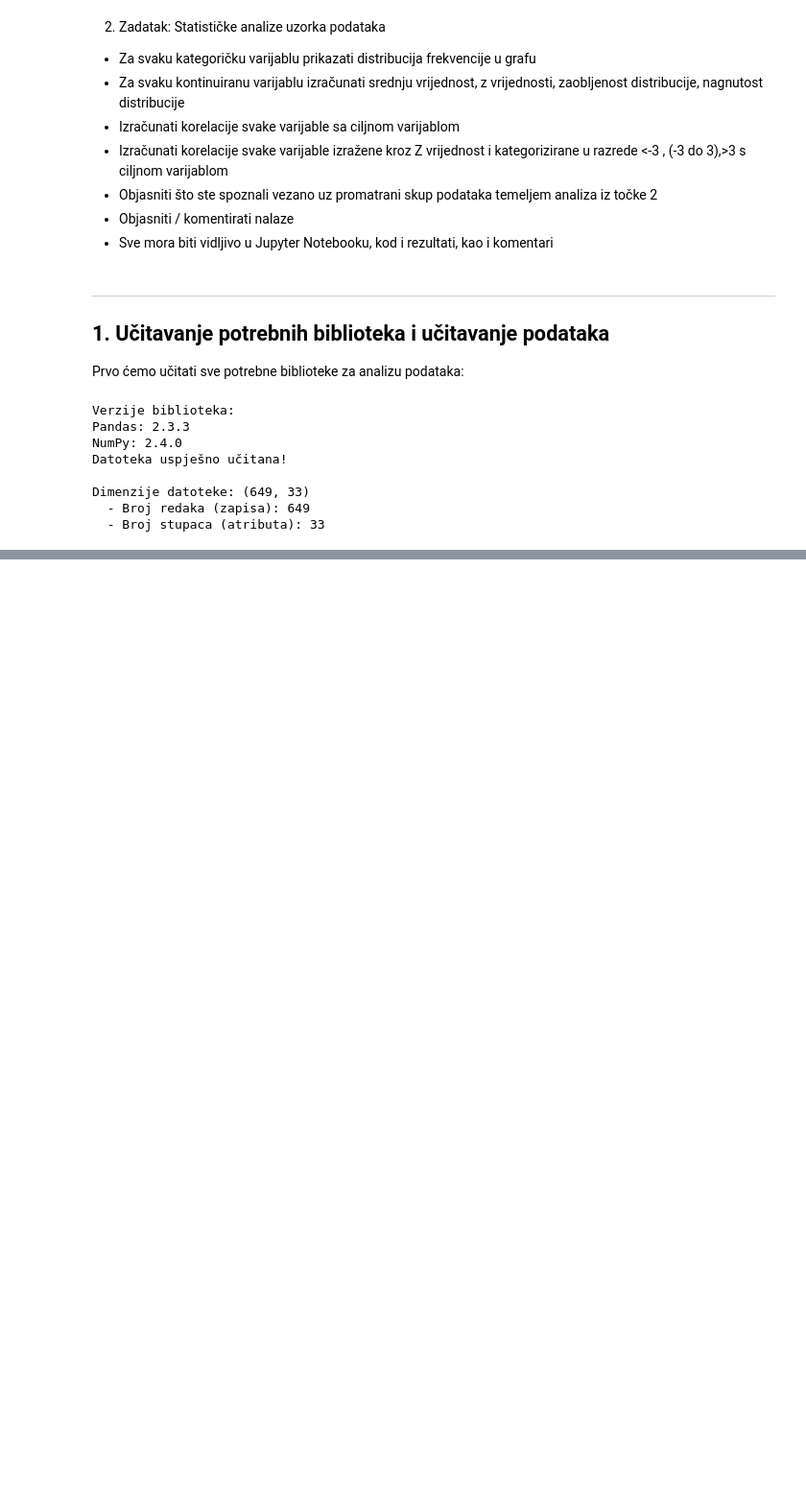
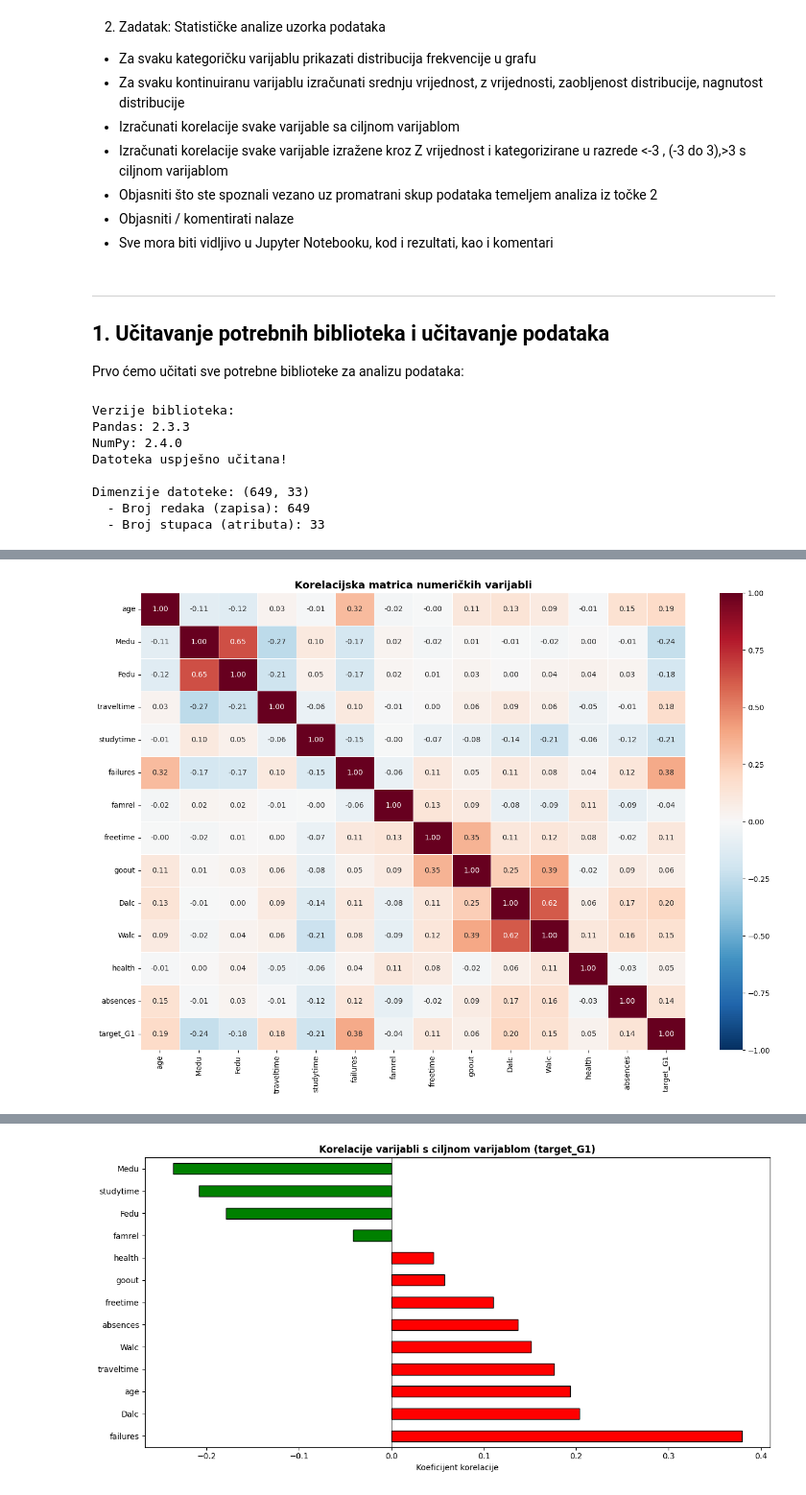
Before and after one commit to MDBossss/nosql, a Jupyter notebook: drugi/z2.ipynb, the cells around one changed output, grey strips where cells are left out. Shown at 96% size. Drawn from its saved outputs; the diff is of its cells as text; code cells hidden in the pictures; blank space fills up the shorter version.

```diff
--- a/drugi/z2.ipynb
+++ b/drugi/z2.ipynb
@@ -45,0 +290,72 @@ Dimenzije datoteke: (649, 33)
+# %%
+# Kreiranje ciljne varijable: target_G1 = 1 ako je G1 <= 10 (pad), inače 0
+df['target_G1'] = (df['G1'] <= 10).astype(int)
+
+print("Distribucija ciljne varijable (target_G1):")
+print(df['target_G1'].value_counts())
+print(f"\nPostotak učenika s padom (G1 <= 10): {(df['target_G1'].mean() * 100):.1f}%")
+
+# VAŽNO: Isključujemo G1, G2, G3 iz prediktora jer:
+# - G1 je izvor ciljne varijable (data leakage)
+# - G2 i G3 nastaju NAKON G1 (vremenski ne mogu biti prediktori)
+predictor_columns = [col for col in numeric_columns if col not in ['G1', 'G2', 'G3']]
+
+print(f"\nBroj validnih prediktora (bez G1, G2, G3): {len(predictor_columns)}")
+print(f"Isključene varijable: G1 (izvor targeta), G2, G3 (nastaju nakon G1)")
+
+# Računamo korelaciju svih numeričkih varijabli
+print("\n" + "="*80)
+print("KORELACIJSKA MATRICA VALIDNIH PREDIKTORA")
+print("="*80)
+
+# Računanje korelacijske matrice samo za validne prediktore
+correlation_matrix = df[predictor_columns + ['target_G1']].corr()
+
+# Vizualizacija korelacijske matrice pomoću heatmap-a
+import seaborn as sns
+
+plt.figure(figsize=(14, 10))
+sns.heatmap(correlation_matrix, annot=True, cmap='RdBu_r', center=0,
+            fmt='.2f', linewidths=0.5, vmin=-1, vmax=1)
+plt.title('Korelacijska matrica numeričkih varijabli', fontsize=14, fontweight='bold')
+plt.tight_layout()
+plt.show()
+
+# Izdvoji korelacije samo s ciljnom varijablom (target_G1)
+print("\n" + "="*80)
+print("KORELACIJE S CILJNOM VARIJABLOM (target_G1)")
+print("="*80)
+
+target_correlations = correlation_matrix['target_G1'].drop('target_G1').sort_values(ascending=False)
+
+print("\nKorelacije sortirane po jačini (od najviše do najniže):\n")
+for var, corr in target_correlations.items():
+    # Interpretacija
+    if corr > 0.3:
+        interpretation = "JAKA POZITIVNA - povećava rizik pada"
+        emoji = "🔴"
+    elif corr > 0.1:
+        interpretation = "umjerena pozitivna - malo povećava rizik"
+        emoji = "🟠"
+    elif corr > -0.1:
+        interpretation = "bez značajne povezanosti"
+        emoji = "⚪"
+    elif corr > -0.3:
+        interpretation = "umjerena negativna - malo smanjuje rizik"
+        emoji = "🟢"
+    else:
+        interpretation = "JAKA NEGATIVNA - smanjuje rizik pada"
+        emoji = "🟢"
+
+    print(f"{emoji} {var}: {corr:.3f} → {interpretation}")
+
+# Vizualizacija korelacija s ciljnom varijablom
+plt.figure(figsize=(12, 6))
+colors = ['green' if x < 0 else 'red' for x in target_correlations.values]
+target_correlations.plot(kind='barh', color=colors, edgecolor='black')
+plt.xlabel('Koeficijent korelacije')
+plt.title('Korelacije varijabli s ciljnom varijablom (target_G1)', fontsize=12, fontweight='bold')
+plt.axvline(x=0, color='black', linestyle='-', linewidth=0.5)
+plt.tight_layout()
+plt.show()
+# %% [output]
@@ -45,0 +376 @@ Dimenzije datoteke: (649, 33)
+[figure, added]
@@ -45,0 +396 @@ Dimenzije datoteke: (649, 33)
+[figure, added]
```
Also changed, not shown: parts of 10 cells of this notebook, 1 other file.
